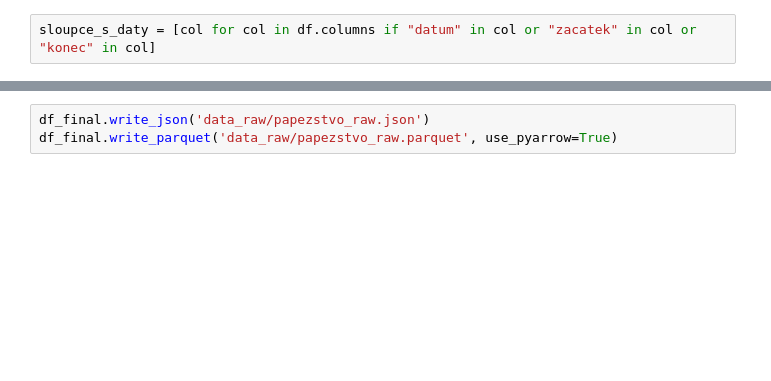
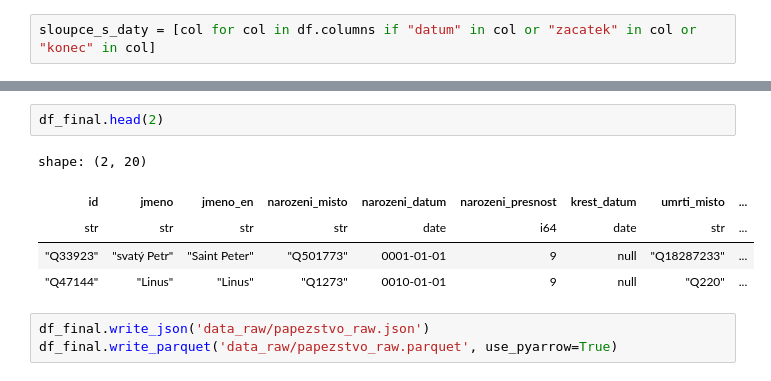
Before and after one commit to DataRozhlas/papezstvo, a Jupyter notebook: 002_prvni_cisteni.ipynb, the cells around one changed output, grey strips where cells are left out. Cells and saved outputs as stored; diff of their text form; blank space fills up the shorter version.

```diff
--- a/002_prvni_cisteni.ipynb
+++ b/002_prvni_cisteni.ipynb
@@ -465,3 +484,11 @@ df_final = df.with_columns(pl.col(sloupce_s_daty).str.replace_all('-00','-01').s
+# %%
+df_final.head(2)
+# %% [output]
+shape: (2, 20)
+| id | jmeno | jmeno_en | narozeni_misto | narozeni_datum | narozeni_presnost | krest_datum | umrti_misto | ... |
+| str | str | str | str | date | i64 | date | str | ... |
+| "Q33923" | "svatý Petr" | "Saint Peter" | "Q501773" | 0001-01-01 | 9 | null | "Q18287233" | ... |
+| "Q47144" | "Linus" | "Linus" | "Q1273" | 0010-01-01 | 9 | null | "Q220" | ... |
 # %%
 df_final.write_json('data_raw/papezstvo_raw.json')
 df_final.write_parquet('data_raw/papezstvo_raw.parquet', use_pyarrow=True)
```
Also changed, not shown: parts of 2 cells of this notebook, 8 other files.
